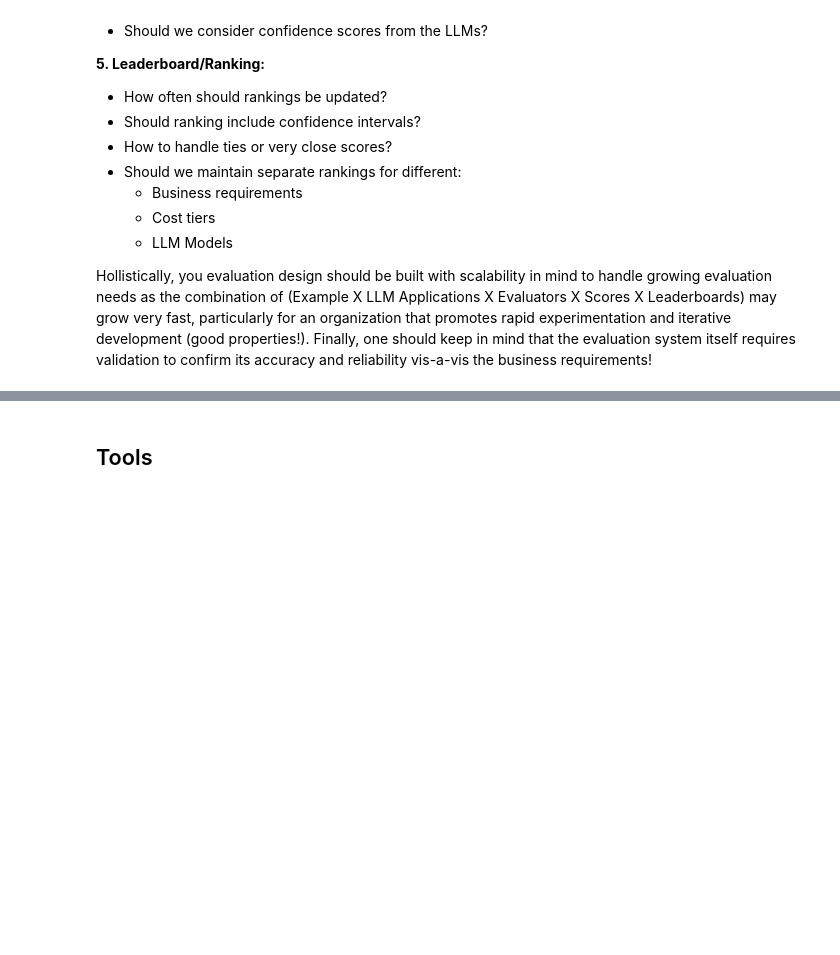
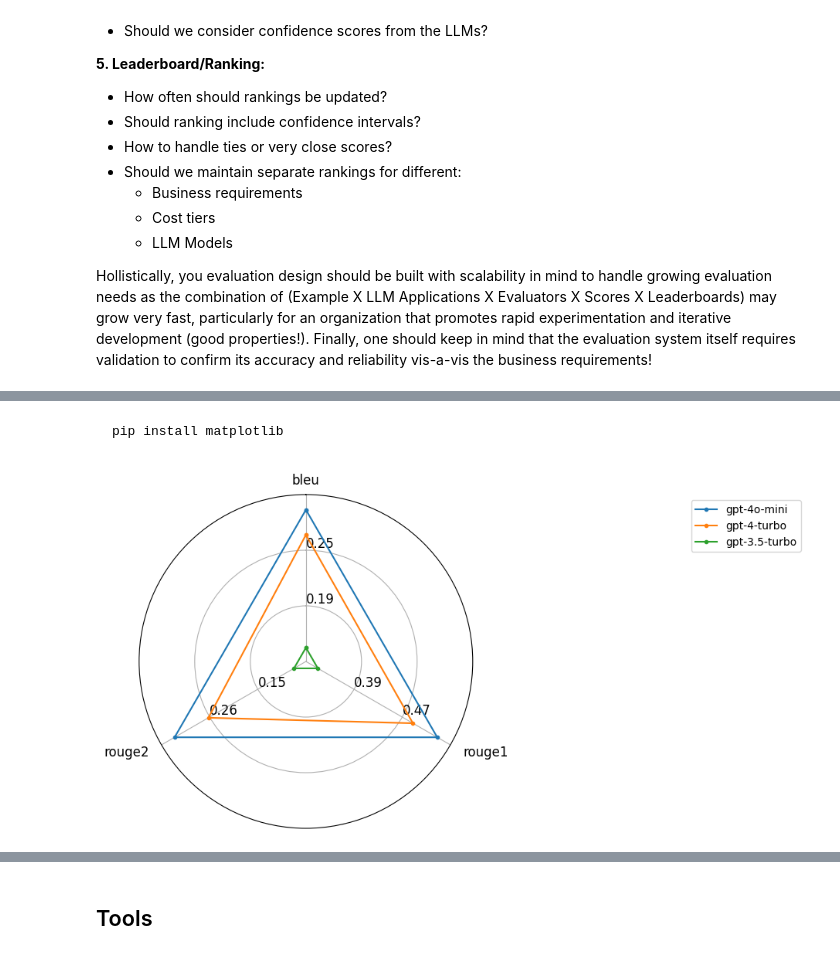
Before and after one commit to souzatharsis/tamingLLMs, a Jupyter notebook: tamingllms/_build/jupyter_execute/notebooks/evals.ipynb, the cells around one changed output, grey strips where cells are left out. Cells and saved outputs as stored; diff of their text form; code cells hidden in the pictures; blank space fills up the shorter version.

Commit message:
update evals

````diff
--- a/tamingllms/_build/jupyter_execute/notebooks/evals.ipynb
+++ b/tamingllms/_build/jupyter_execute/notebooks/evals.ipynb
@@ -310,0 +452,10 @@ Hollistically, you evaluation design should be built with scalability in mind to
+# %%
+TASK = "Generate a 1-liner summary of the following excerpt from an SEC filing."
+
+prompt = f"""
+ROLE: You are an expert analyst tasked with summarizing SEC filings.
+TASK: {TASK}
+"""
+# %%
+model_benchmark = "gpt-4o"
+models_test = ["gpt-4o-mini", "gpt-4-turbo", "gpt-3.5-turbo"]
@@ -310,0 +466,16 @@ Hollistically, you evaluation design should be built with scalability in mind to
+# %%
+def evaluate_summary_models(model_benchmark, models_test, prompt, input):
+    """
+    Evaluate summaries generated by multiple models
+    """
+    benchmark_summary = generate_summary(model_benchmark, prompt, input)
+
+    # Generate summaries for all test models using list comprehension
+    model_summaries = [generate_summary(model, prompt, input) for model in models_test]
+
+    # Evaluate each model's summary against the benchmark
+    evaluation_results = [evaluate_summaries(summary, benchmark_summary) for summary in model_summaries]
+
+    return [evaluation_results, model_summaries]
+# %%
+evals, model_summaries = evaluate_summary_models(model_benchmark, models_test, prompt, sec_filing)
@@ -310,0 +504,10 @@ Hollistically, you evaluation design should be built with scalability in mind to
+# %% [markdown]
+```bash
+pip install matplotlib
+```
+# %%
+# Create and display visualization
+plot = visualize_prompt_comparison(evals, models_test)
+plot.show()
+# %% [output]
+[figure, added]
````
Also changed, not shown: parts of 22 cells of this notebook, 10 other files.
